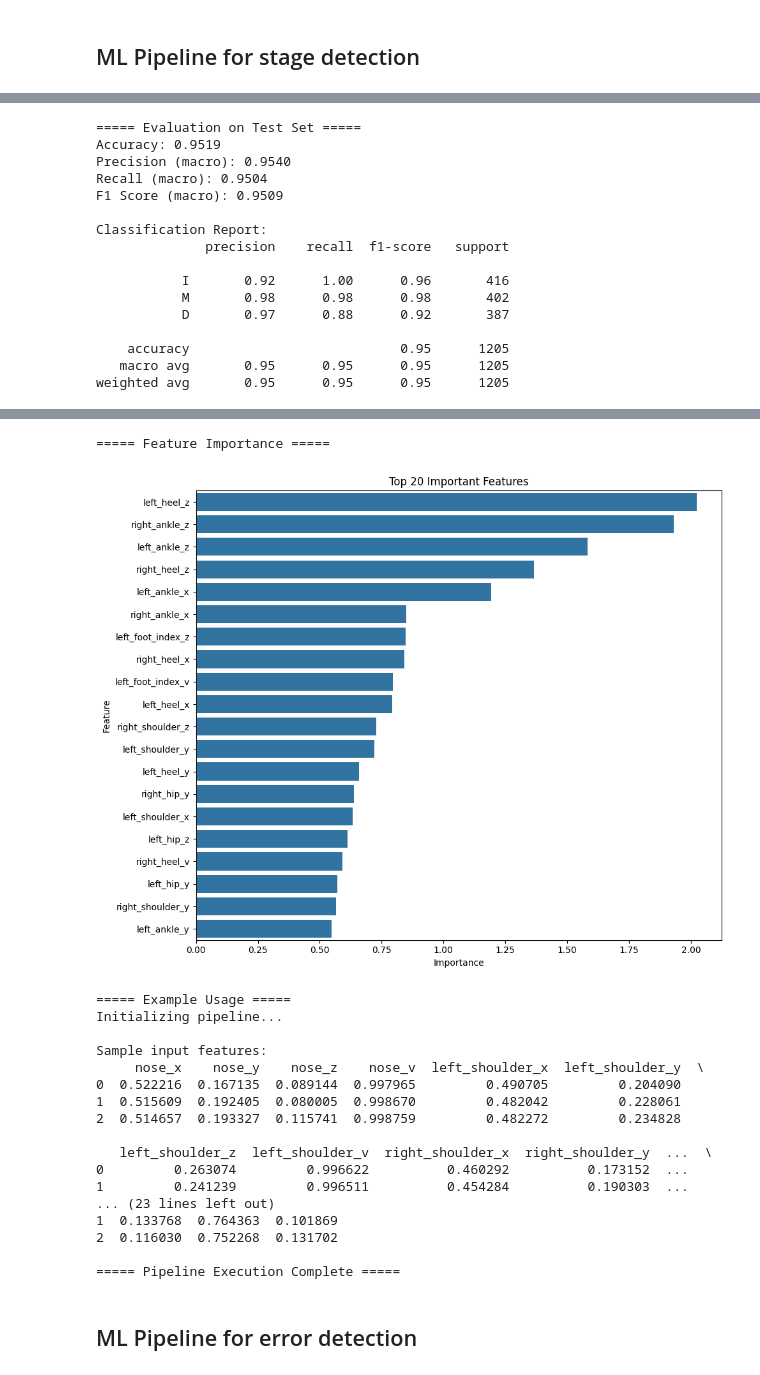
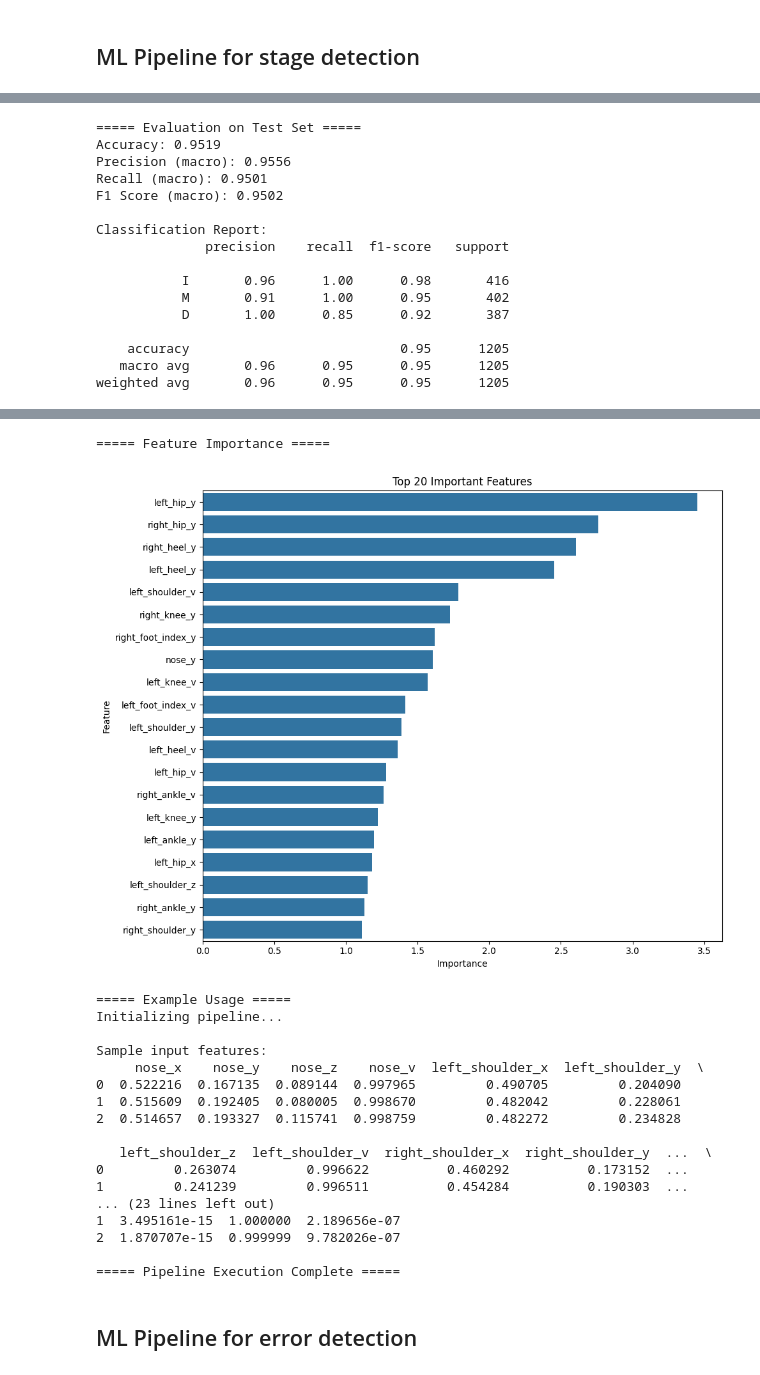
Before and after one commit to sunnyallana/kratos, a Jupyter notebook: ai/lunges/lunges.ipynb, the cells around one changed output, grey strips where cells are left out. Cells and saved outputs as stored; diff of their text form; code cells hidden in the pictures.

Commit message:
Lunges model trained + camera and video input scripts

```diff
--- a/ai/lunges/lunges.ipynb
+++ b/ai/lunges/lunges.ipynb
@@ -12,7 +12,7 @@ import seaborn as sns
 import matplotlib.pyplot as plt
 from sklearn.model_selection import train_test_split
 from sklearn.preprocessing import StandardScaler
-from sklearn.linear_model import RidgeClassifier
+from sklearn.linear_model import LogisticRegression  # Changed from RidgeClassifier
 from sklearn.metrics import (accuracy_score, precision_score,
                             recall_score, f1_score,
                             confusion_matrix, classification_report)
@@ -24,8 +24,8 @@ warnings.filterwarnings('ignore')
 # ======================
 TRAIN_DATA_PATH = "stage.train.csv"
 TEST_DATA_PATH = "stage.test.csv"
-MODEL_SAVE_PATH = "ridge_lunge_model.pkl"
-SCALER_SAVE_PATH = "ridge_lunge_scaler.pkl"
+MODEL_SAVE_PATH = "lunge_stage_model.pkl"
+SCALER_SAVE_PATH = "lunge_input_scaler.pkl"
 RANDOM_STATE = 42
 
 # ======================
@@ -73,7 +73,10 @@ print(f"Scaler saved to {SCALER_SAVE_PATH}")
 # MODEL TRAINING
 # ======================
 print("\n===== Model Training =====")
-model = RidgeClassifier(random_state=RANDOM_STATE)
+# Using LogisticRegression instead of RidgeClassifier
+model = LogisticRegression(random_state=RANDOM_STATE,
+                          multi_class='multinomial',
+                          max_iter=1000)  # Increased max_iter for convergence
 model.fit(X_train_scaled, y_train)
 print("Model training completed")
 
@@ -160,9 +163,7 @@ class LungeStageDetector:
         if isinstance(features, pd.DataFrame):
             features = features.values
         features = self.scaler.transform(features)
-        decision_values = self.model.decision_function(features)
-        proba = np.exp(decision_values)
-        return proba / proba.sum(axis=1, keepdims=True)
+        return self.model.predict_proba(features)  # Now using native predict_proba
 
     def get_feature_importance(self):
         """Get feature importance"""
@@ -210,23 +211,23 @@ weighted avg       0.98      0.97      0.98     24244
 [figure]
 ===== Evaluation on Test Set =====
 Accuracy: 0.9519
-Precision (macro): 0.9540
-Recall (macro): 0.9504
-F1 Score (macro): 0.9509
+Precision (macro): 0.9556
+Recall (macro): 0.9501
+F1 Score (macro): 0.9502
 
 Classification Report:
               precision    recall  f1-score   support
 
-           I       0.92      1.00      0.96       416
-           M       0.98      0.98      0.98       402
-           D       0.97      0.88      0.92       387
+           I       0.96      1.00      0.98       416
+           M       0.91      1.00      0.95       402
+           D       1.00      0.85      0.92       387
 
     accuracy                           0.95      1205
-   macro avg       0.95      0.95      0.95      1205
-weighted avg       0.95      0.95      0.95      1205
+   macro avg       0.96      0.95      0.95      1205
+weighted avg       0.96      0.95      0.95      1205
 [figure]
 ===== Feature Importance =====
-[figure, old version]
+[figure, new version]
 ===== Example Usage =====
 Initializing pipeline...
 
@@ -240,8 +241,8 @@ Sample input features:
 0         0.263074         0.996622          0.460292          0.173152  ...
 1         0.241239         0.996511          0.454284          0.190303  ...
 ... (23 lines left out)
-1  0.133768  0.764363  0.101869
-2  0.116030  0.752268  0.131702
+1  3.495161e-15  1.000000  2.189656e-07
+2  1.870707e-15  0.999999  9.782026e-07
 
 ===== Pipeline Execution Complete =====
 # %% [markdown]
```
Also changed, not shown: parts of 3 cells of this notebook.
